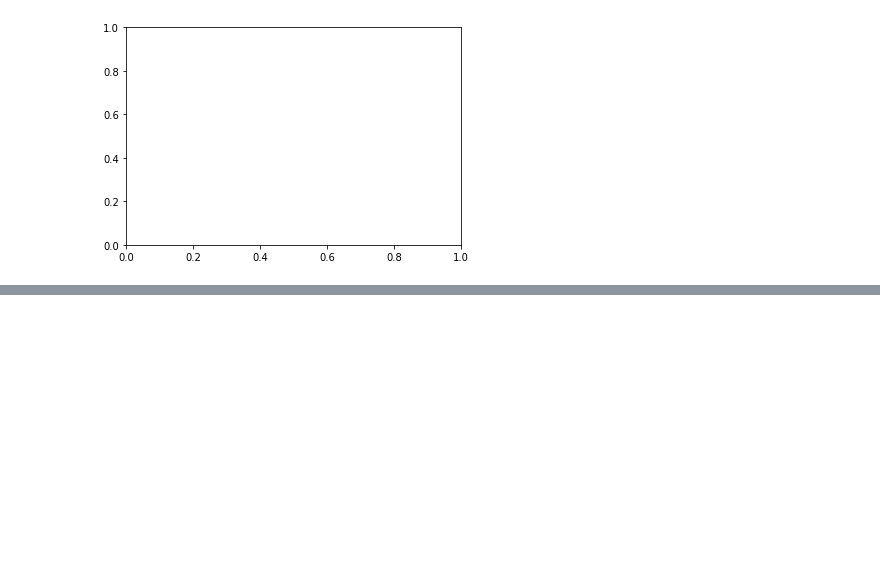
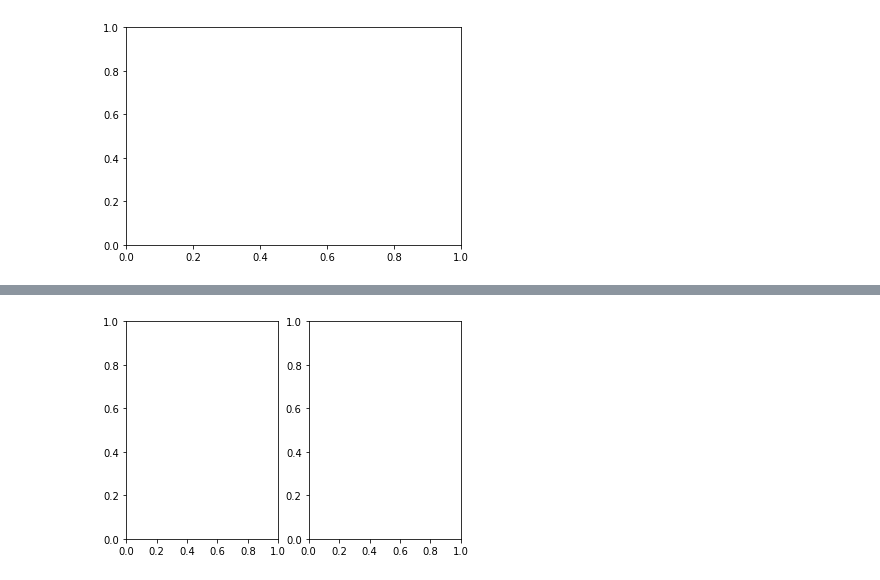
Before and after one commit to ulrikSebastienR/Colab-python-diaries, a Jupyter notebook: bb_matplotlib.ipynb, the cells around one changed output, grey strips where cells are left out. Drawn from its saved outputs; the diff is of its cells as text; code cells hidden in the pictures; blank space fills up the shorter version.

```diff
--- a/bb_matplotlib.ipynb
+++ b/bb_matplotlib.ipynb
@@ -41,0 +58,4 @@ fig,ax = plt.subplots()
+# %%
+fig, axs = plt.subplots(1,2)
+# %% [output]
+[figure, added]
```
Also changed, not shown: parts of 13 cells of this notebook.
